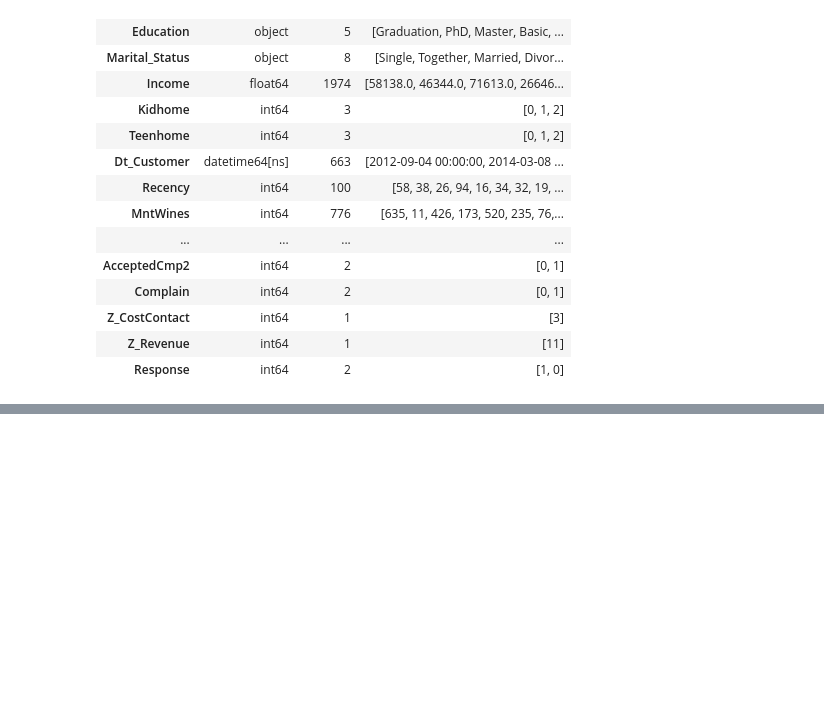
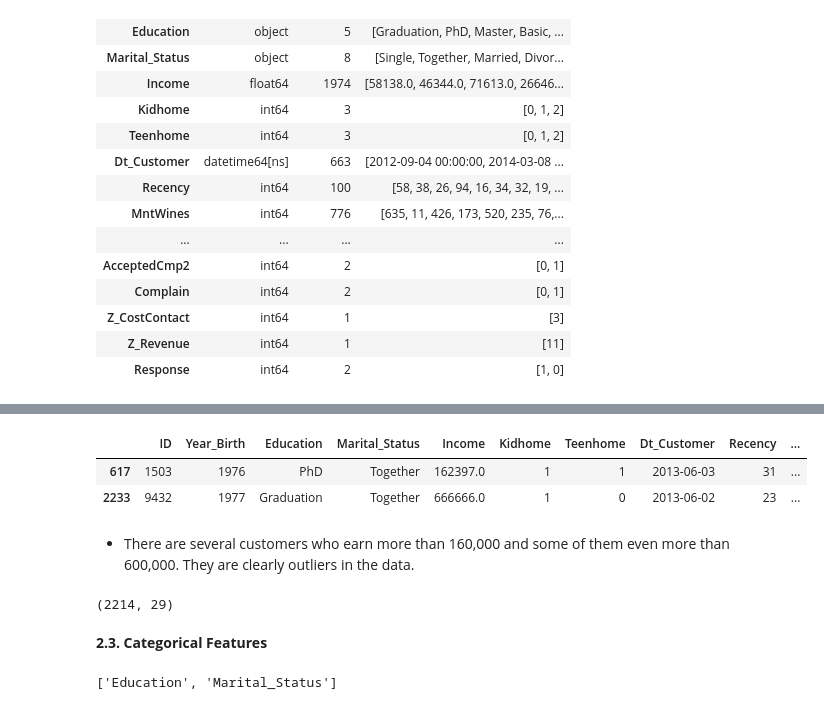
Before and after one commit to annugit1655/Customer-Personality-Analysis-with-CLTV, a Jupyter notebook: notebooks/customer-personality-analysis.ipynb, the cells around one changed output, grey strips where cells are left out. Drawn from its saved outputs; the diff is of its cells as text; code cells hidden in the pictures; blank space fills up the shorter version.

```diff
--- a/notebooks/customer-personality-analysis.ipynb
+++ b/notebooks/customer-personality-analysis.ipynb
@@ -174,0 +245,22 @@ display(dtype_df)
+# %%
+# income outliers dataset
+customer_df.query("Income > 161000")
+# %% [output]
+|  | ID | Year_Birth | Education | Marital_Status | Income | Kidhome | Teenhome | Dt_Customer | Recency | ... |
+| 617 | 1503 | 1976 | PhD | Together | 162397.0 | 1 | 1 | 2013-06-03 | 31 | ... |
+| 2233 | 9432 | 1977 | Graduation | Together | 666666.0 | 1 | 0 | 2013-06-02 | 23 | ... |
+# %% [markdown]
+- There are several customers who earn more than 160,000 and some of them even more than 600,000. They are clearly outliers in the data.
+# %%
+# Removing outliers by setting a cap on income
+customer_df = customer_df.query('Income < 161000')
+customer_df.shape
+# %% [output]
+(2214, 29)
+# %% [markdown]
+__2.3. Categorical Features__
+# %%
+categorical_cols = customer_df.select_dtypes(include=['object']).columns.tolist()
+categorical_cols
+# %% [output]
+['Education', 'Marital_Status']
```
Also changed, not shown: parts of 16 cells of this notebook.
